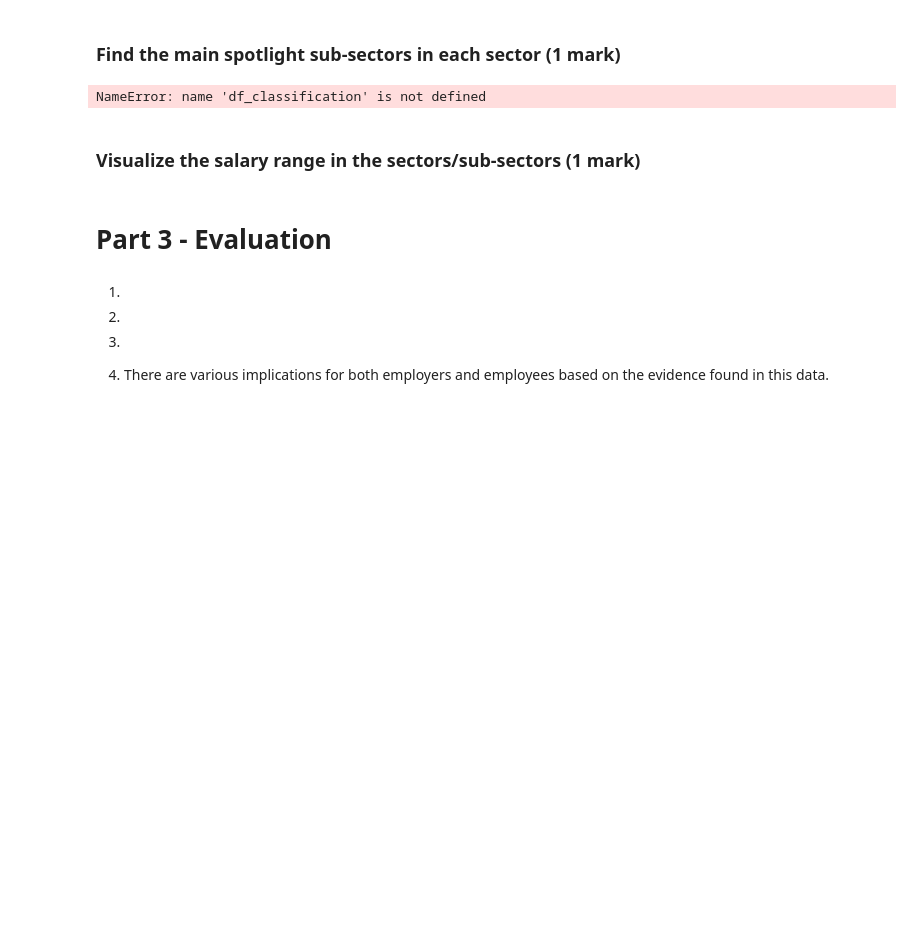
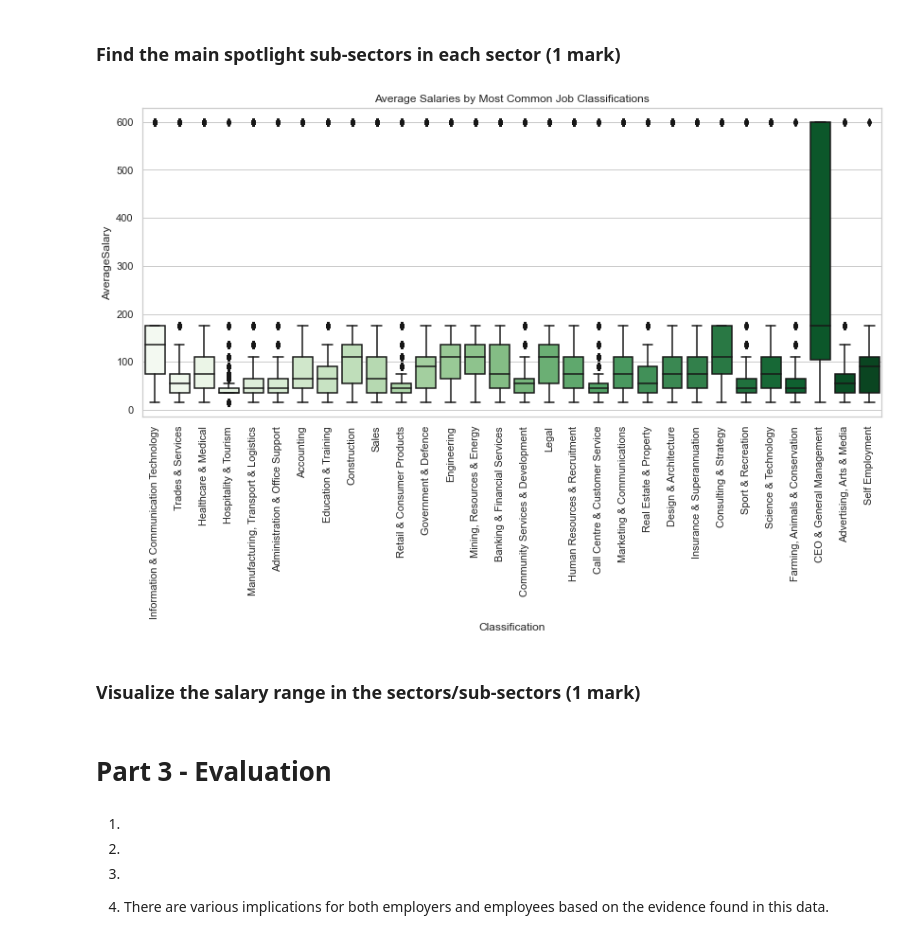
Before and after one commit to zacjensen/3803ICT-Assignment, a Jupyter notebook: Skeleton Working Copy.ipynb, the cells around one changed output. Cells and saved outputs as stored; diff of their text form; code cells hidden in the pictures; blank space fills up the shorter version.

Commit message:
Boxplot

```diff
--- a/Skeleton Working Copy.ipynb
+++ b/Skeleton Working Copy.ipynb
@@ -198,0 +214,8 @@ locationTop10Df.index = locationTop10Df['Location']
+# %%
+#Your code here
+classificationDf = df[df["Classification"].isna() == False]
+classificationDf = classificationDf.groupby('Classification').count()
+classificationDf["Classification"] = classificationDf.index
+classificationDf["Count"] = classificationDf["Id"]
+classificationDf.sort_values("Count", ascending=False, inplace=True)
+classificationDf
@@ -202,7 +244,7 @@ locationTop10Df.index = locationTop10Df['Location']
 # Pie char for job market share of classifications
 from matplotlib import cm
 
-df_pie = df_classification['Classification'].groupby(df_classification['Classification'])
+df_pie = classificationDf['Classification'].groupby(classificationDf['Classification'])
 
 df_pie = df_pie.count().sort_values(ascending=False).to_frame()
 df_pie['Value'] = df_pie["Classification"]
@@ -218,8 +260,16 @@ df2.index = df2['Classification']
 
 
 #your code here
-# %% [output]
-NameError: name 'df_classification' is not defined
+# %%
+plt.figure(figsize=(14,6))
+sns.boxplot(data=df, x="Classification", y="AverageSalary", order=classificationDf["Classification"], palette=sns.color_palette("Greens", n_colors=30))
+sns.set()
+sns.set_style("whitegrid")
+plt.title("Average Salaries by Most Common Job Classifications")
+plt.xticks(rotation=90)
+plt.show()
+# %% [output]
+[figure, added]
 # %% [markdown]
 ### Visualize the salary range in the sectors/sub-sectors (1 mark)
 # %%
```
Also changed, not shown: parts of 6 cells of this notebook.
